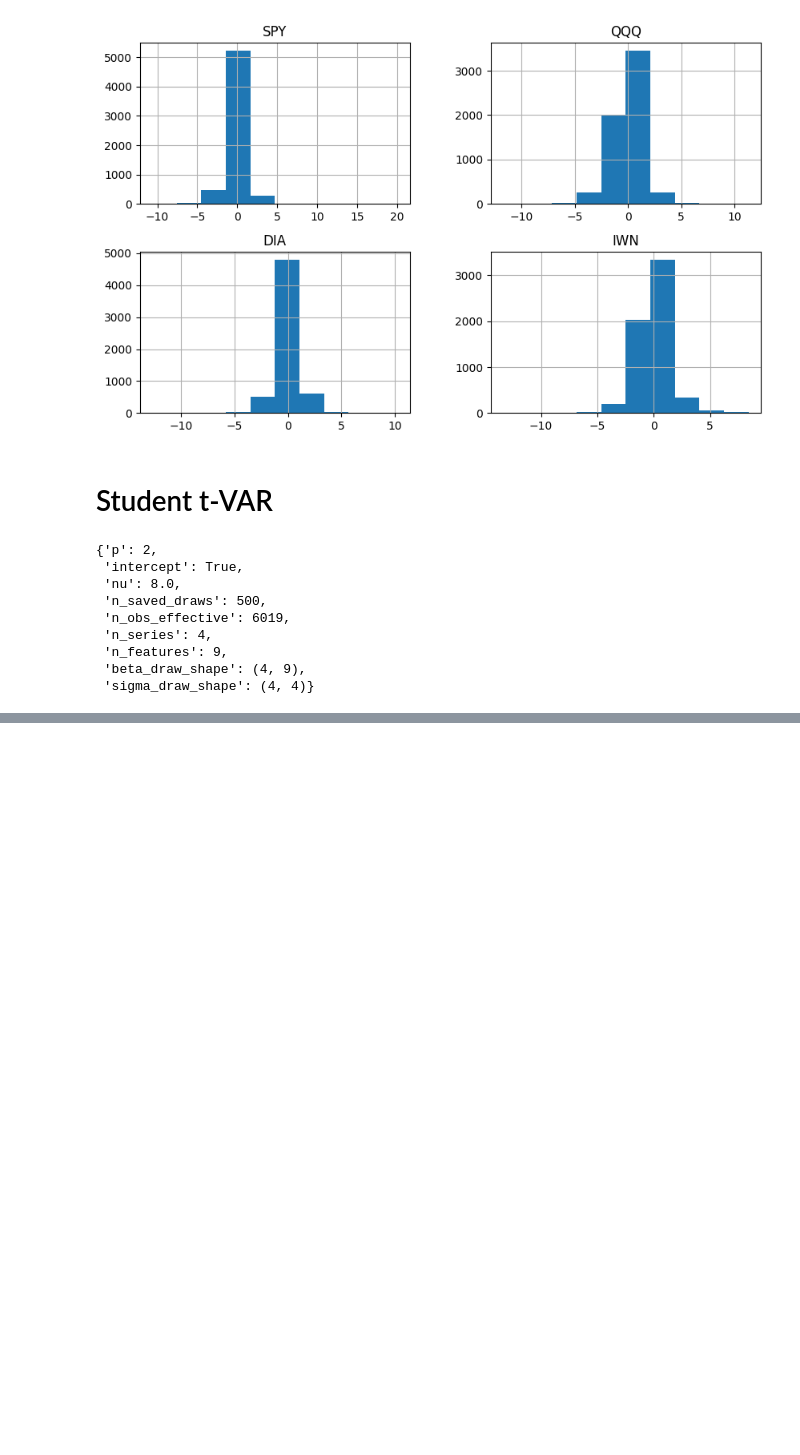
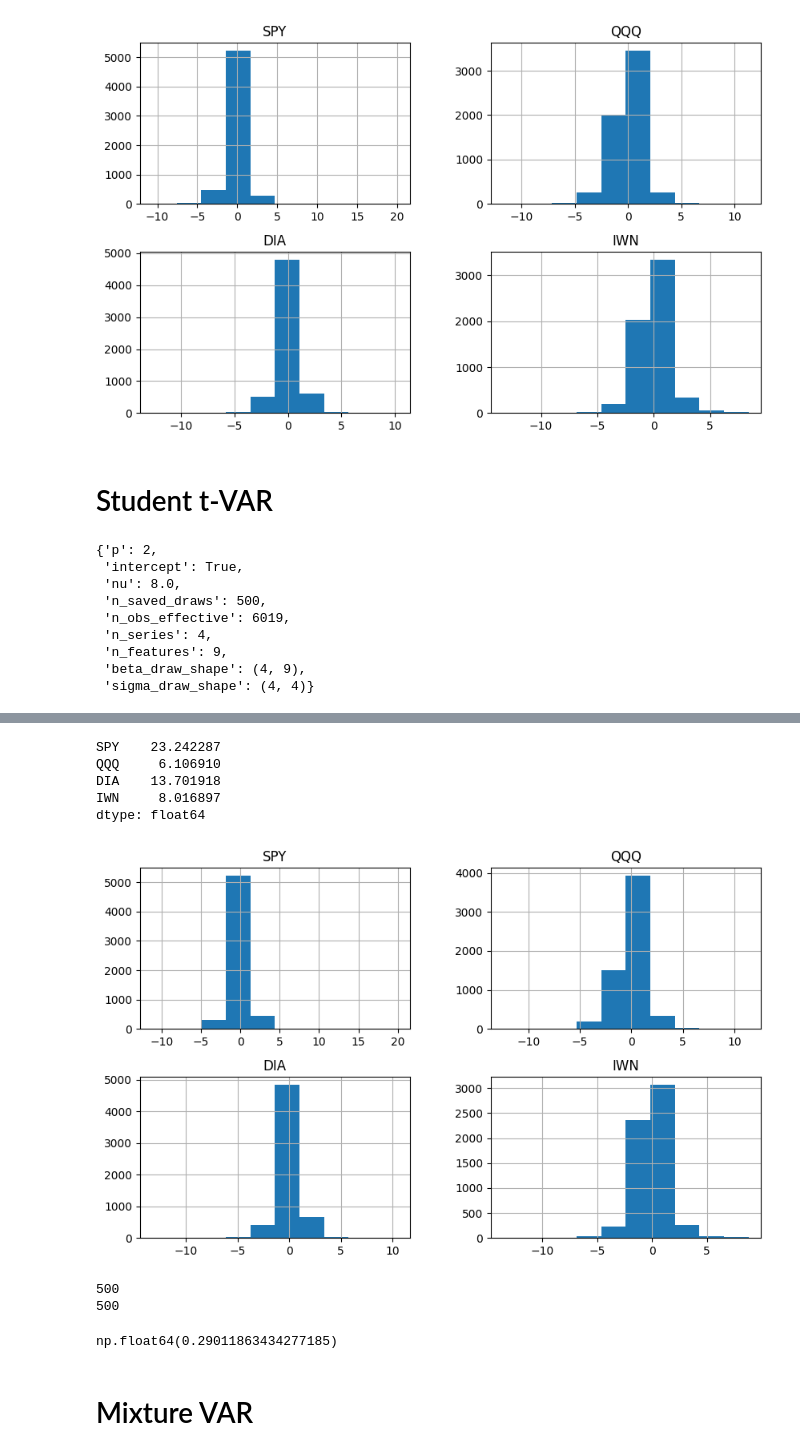
Before and after one commit to JonathanMa03/pmlproject-MaZhuTao-SP26, a Jupyter notebook: test_notebook.ipynb, the cells around one changed output, grey strips where cells are left out. Drawn from its saved outputs; the diff is of its cells as text; code cells hidden in the pictures; blank space fills up the shorter version.

Commit message:
finalized student t var

```diff
--- a/test_notebook.ipynb
+++ b/test_notebook.ipynb
@@ -138,18 +138,9 @@ from src.models.student_t_var import StudentTVAR
 
 df = build_market_dataset()
 
-model_t = StudentTVAR(
-    p=2,
-    intercept=True,
-    nu=8,
-    seed=123,
-    ridge_beta=1e-6,
-    ridge_sigma=1e-6,
-    lambda_min=1e-4,
-    lambda_max=1e4,
-)
+model_t = StudentTVAR(p=2, intercept=True, nu=8, seed=123)
+result_t = model_t.fit(df, n_iter=800, burn=300)
 
-result_t = model_t.fit(df, n_iter=800, burn=300)
 model_t.summary()
 # %% [output]
 {'p': 2,
@@ -163,0 +185,9 @@ model_t.summary()
+# %%
+import pandas as pd
+
+resid_df = pd.DataFrame(
+    result_t.residuals_last,
+    columns=["SPY", "QQQ", "DIA", "IWN"]
+)
+
+print(resid_df.describe())
@@ -163,0 +204,29 @@ model_t.summary()
+# %%
+print(resid_df.kurtosis())
+# %% [output]
+SPY    23.242287
+QQQ     6.106910
+DIA    13.701918
+IWN     8.016897
+dtype: float64
+# %%
+import matplotlib.pyplot as plt
+
+resid_df.hist(figsize=(10,6))
+plt.show()
+# %% [output]
+[figure, added]
+# %%
+print(len(result_t.beta_draws))
+print(len(result_t.sigma_draws))
+# %% [output]
+500
+500
+# %%
+import numpy as np
+
+np.mean([np.linalg.norm(b) for b in result_t.beta_draws])
+# %% [output]
+np.float64(0.29011863434277185)
+# %% [markdown]
+# Mixture VAR
```
Also changed, not shown: parts of 4 cells of this notebook, 1 other file.
